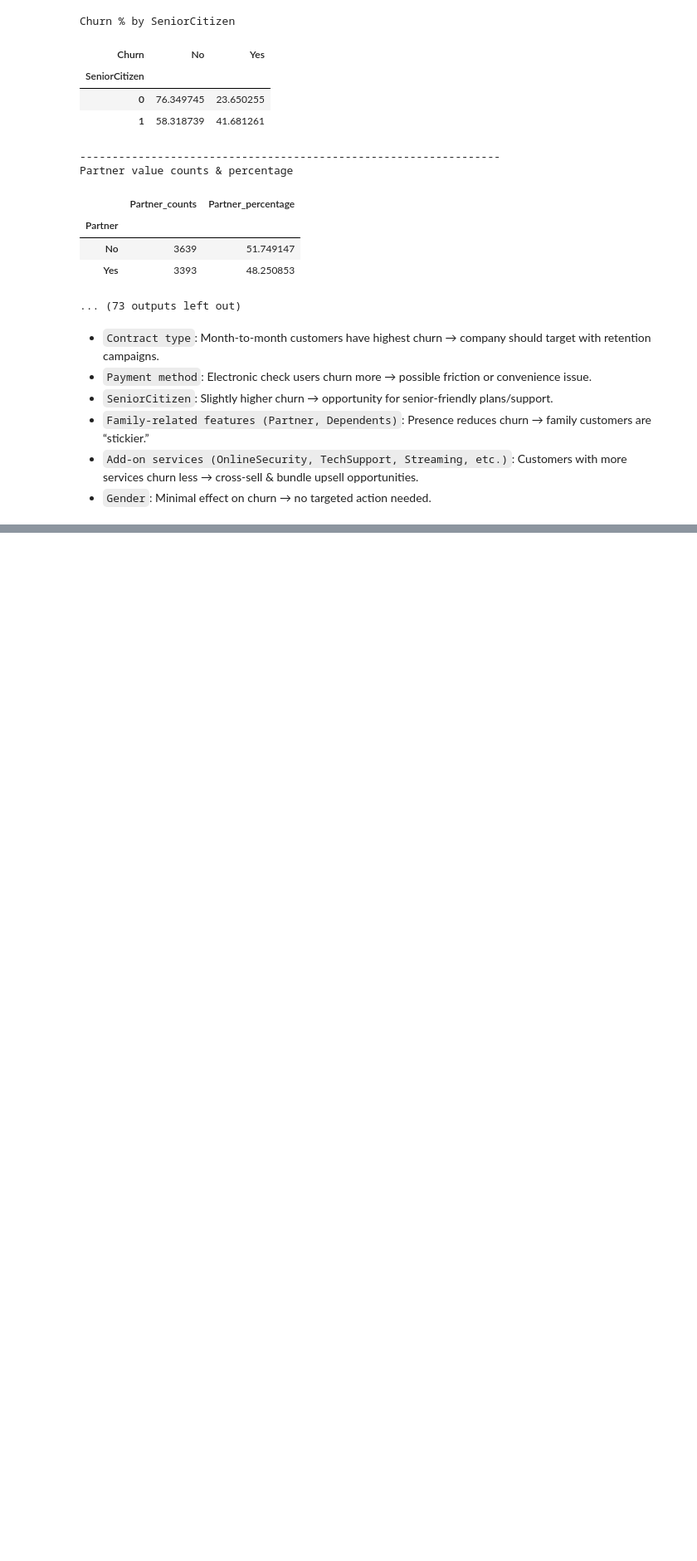
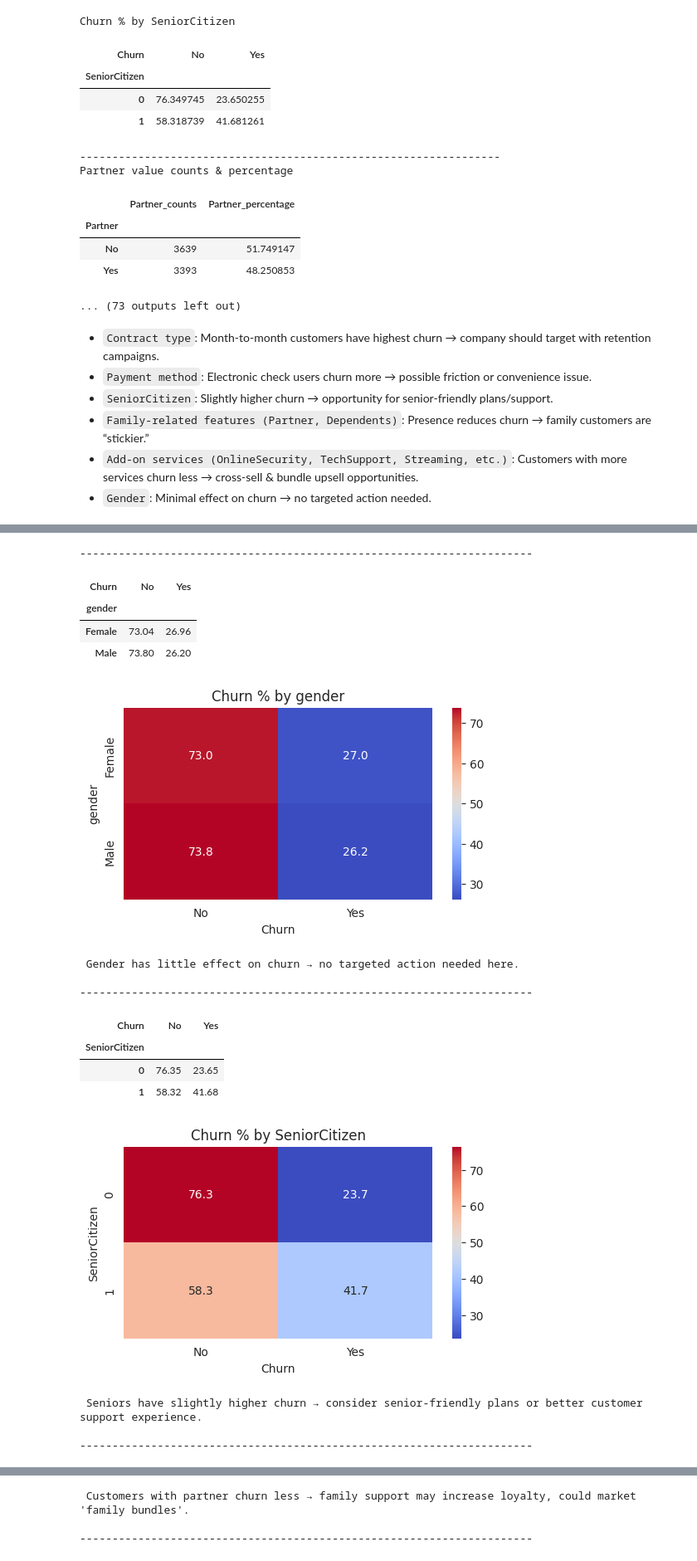
Before and after one commit to Aman-sys-ui/EDA, a Jupyter notebook: Customer_Churn/Telco_Customer_Churn.ipynb, the cells around one changed output, grey strips where cells are left out. Shown at 83% size. Cells and saved outputs as stored; diff of their text form; code cells hidden in the pictures; blank space fills up the shorter version.

Commit message:
EDA on Telco_Customer_Churn

```diff
--- a/Customer_Churn/Telco_Customer_Churn.ipynb
+++ b/Customer_Churn/Telco_Customer_Churn.ipynb
@@ -364,0 +410,52 @@ Partner value counts & percentage
+# %%
+# Function to calculate churn percentage for a categorical column
+def churn_percentage_table(df, col):
+    return pd.crosstab(df[col], df['Churn'], normalize='index') * 100
+# %%
+# Heatmap + churn percentage for each categorical column
+for col in cat_cols[1::]:
+    print("--------------" * 5)
+    churn_pct = churn_percentage_table(df, col)
+    display(churn_pct.round(2))
+
+    plt.figure(figsize=(6,3))
+    sns.heatmap(churn_pct, annot=True, cmap="coolwarm", fmt=".1f")
+    plt.title(f'Churn % by {col}')
+    plt.ylabel(col)
+    plt.xlabel('Churn')
+    plt.show()
+
+    # Inference
+    if col == 'Contract':
+        print(" Month-to-month customers have the HIGHEST churn → strong case for loyalty programs or discounted annual plans.\n")
+    elif col == 'PaymentMethod':
+        print(" Electronic check users churn significantly more → investigate if payment experience is frustrating or error-prone.\n")
+    elif col == 'SeniorCitizen':
+        print(" Seniors have slightly higher churn → consider senior-friendly plans or better customer support experience.\n")
+    elif col in ['Partner', 'Dependents']:
+        print(f" Customers with {col.lower()} churn less → family support may increase loyalty, could market 'family bundles'.\n")
+    elif col in ['InternetService', 'OnlineSecurity', 'OnlineBackup', 'DeviceProtection',
+                 'TechSupport', 'StreamingTV', 'StreamingMovies']:
+        print(f" Customers without {col} churn more → bundling these services might reduce churn.\n")
+    elif col == 'PaperlessBilling':
+        print(" Slightly higher churn for paperless billing customers → might be correlated with payment method (electronic check).\n")
+    elif col == 'gender':
+        print(" Gender has little effect on churn → no targeted action needed here.\n")
+# %% [output]
+----------------------------------------------------------------------
+| Churn | No | Yes |
+| gender |  |  |
+| Female | 73.04 | 26.96 |
+| Male | 73.80 | 26.20 |
+[figure, added]
+ Gender has little effect on churn → no targeted action needed here.
+
+----------------------------------------------------------------------
+| Churn | No | Yes |
+| SeniorCitizen |  |  |
+| 0 | 76.35 | 23.65 |
+| 1 | 58.32 | 41.68 |
+[figure, added]
+ Seniors have slightly higher churn → consider senior-friendly plans or better customer support experience.
+
+----------------------------------------------------------------------
@@ -364,0 +467,3 @@ Partner value counts & percentage
+ Customers with partner churn less → family support may increase loyalty, could market 'family bundles'.
+
+----------------------------------------------------------------------
```
Also changed, not shown: parts of 6 cells of this notebook.
